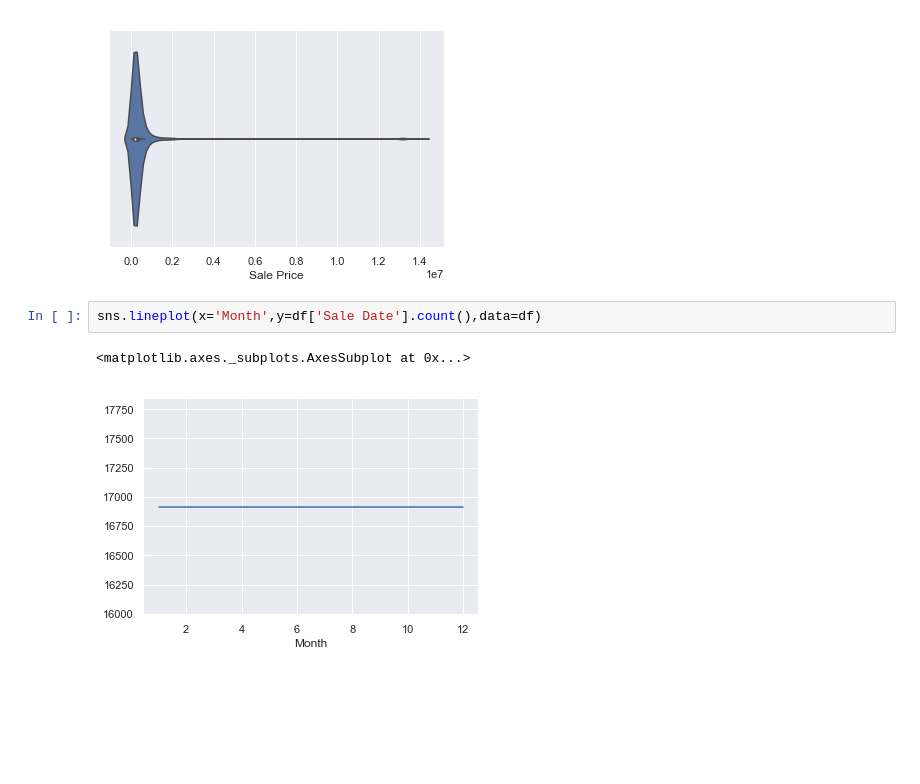
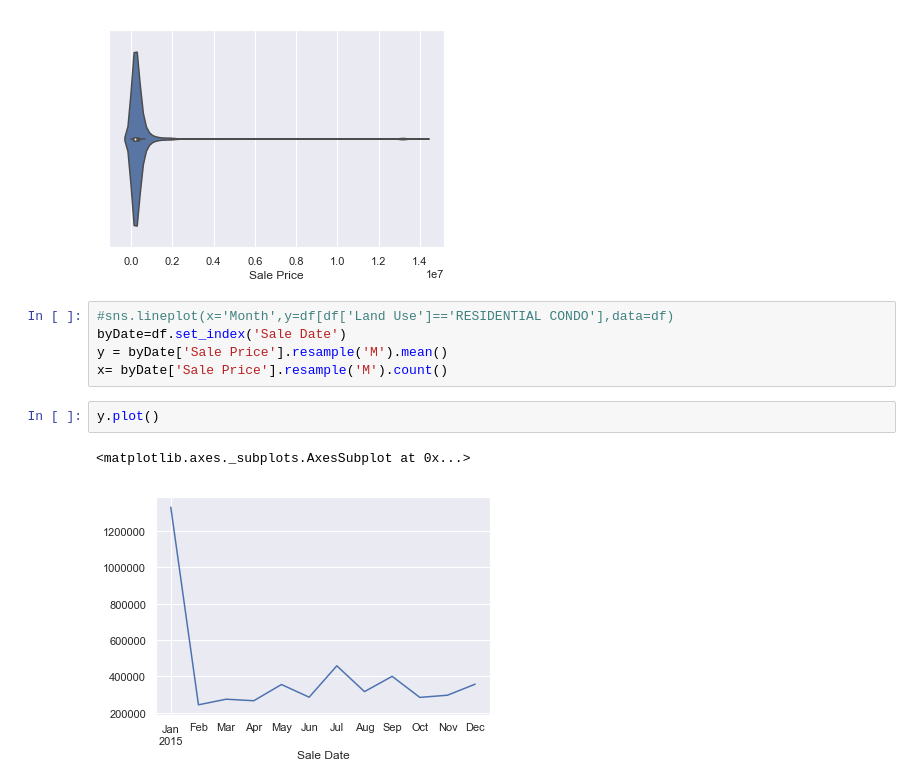
Before and after one commit to drewlehe/Nashville, a Jupyter notebook: Analysis.ipynb, the cells around one changed output. Saved outputs shown, nothing was run; the diff lists cells and outputs as text; blank space fills up the shorter version.

```diff
--- a/Analysis.ipynb
+++ b/Analysis.ipynb
@@ -76,8 +77,13 @@ sns.violinplot(df['Sale Price'])
 # %% [output]
 <matplotlib.axes._subplots.AxesSubplot at 0x...>
 [figure]
-# %%
-sns.lineplot(x='Month',y=df['Sale Date'].count(),data=df)
-# %% [output]
-<matplotlib.axes._subplots.AxesSubplot at 0x...>
-[figure, removed]
+# %%
+#sns.lineplot(x='Month',y=df[df['Land Use']=='RESIDENTIAL CONDO'],data=df)
+byDate=df.set_index('Sale Date')
+y = byDate['Sale Price'].resample('M').mean()
+x= byDate['Sale Price'].resample('M').count()
+# %%
+y.plot()
+# %% [output]
+<matplotlib.axes._subplots.AxesSubplot at 0x...>
+[figure, added]
```
Also changed, not shown: parts of 6 cells of this notebook.
